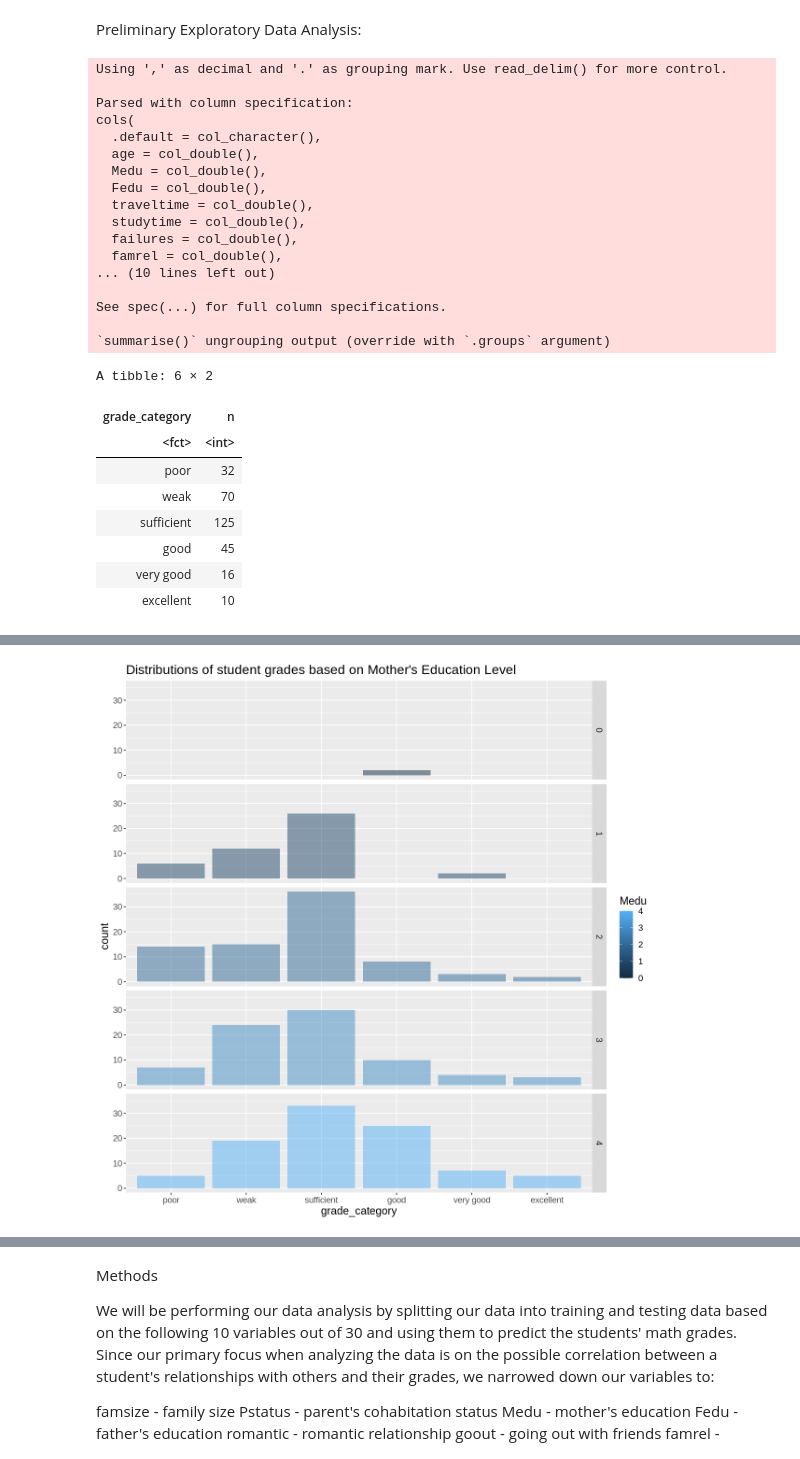
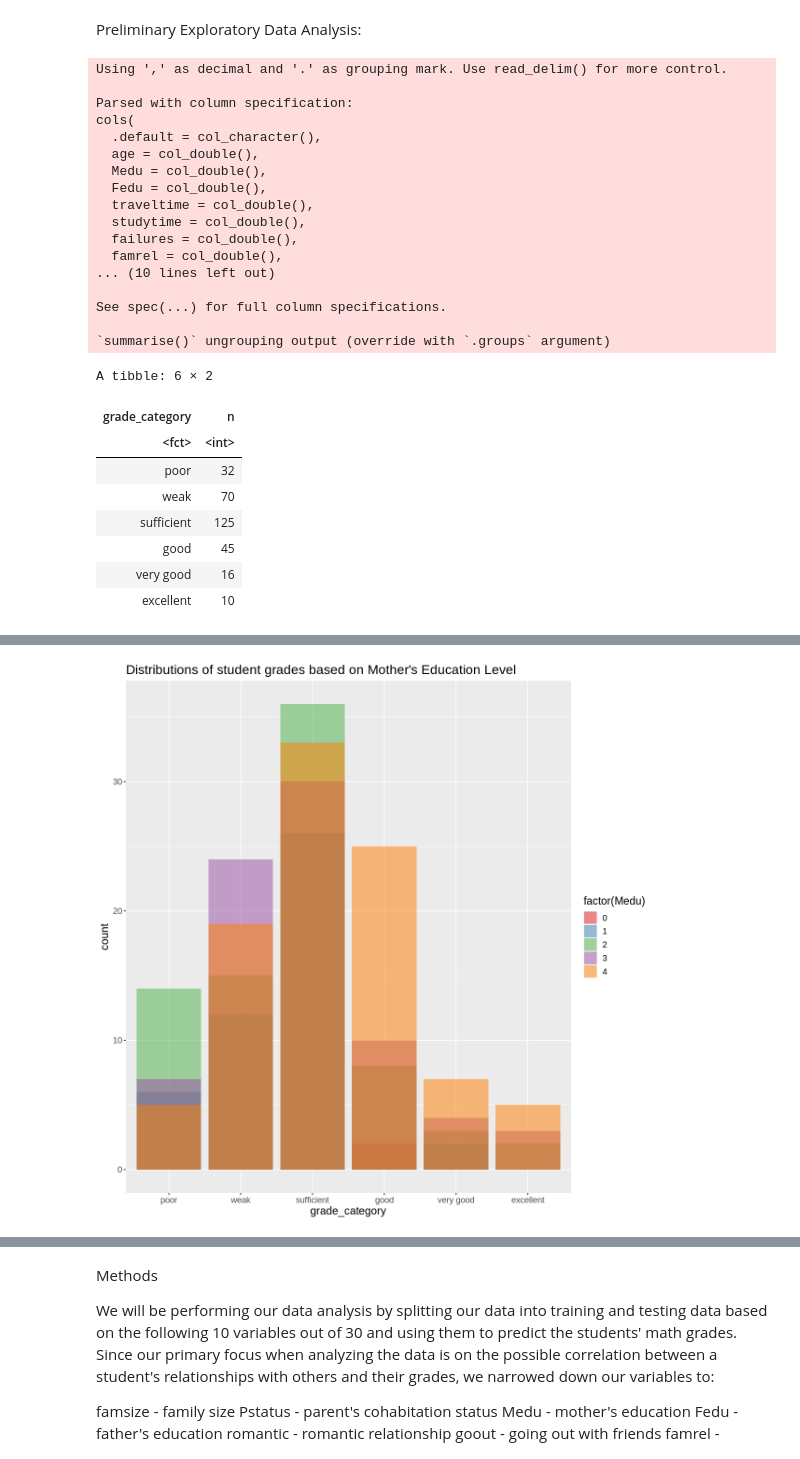
Before and after one commit to nishant-sr/StudentGrades_Project, a Jupyter notebook: proposal.ipynb, the cells around one changed output, grey strips where cells are left out. Saved outputs shown, nothing was run; the diff lists cells and outputs as text; code cells hidden in the pictures.

```diff
--- a/proposal.ipynb
+++ b/proposal.ipynb
@@ -69,21 +52,95 @@ grades_summary
 # grade distributions based on father's education level (0 = none, 1 = up to 4th grade, 2 = 5-9th grade, 3 = secondary education, 4 = higher
 # education)
 edu_plot_father <- grades_train %>%
-    ggplot(aes(x = grade_category, fill = Fedu)) +
+    ggplot(aes(x = grade_category, fill = factor(Fedu))) +
     geom_bar(position = "identity", alpha = 0.5) +
-    facet_grid(Fedu ~.) +
     theme(text = element_text(size = 14)) +
-    ggtitle("Distributions of student grades based on Father's Education Level")
+    ggtitle("Distributions of student grades based on Father's Education Level") +
+    scale_fill_brewer(palette = 'Set1')
 
 # grade distributions based on mother's education level
 edu_plot_mother <- grades_train %>%
-    ggplot(aes(x = grade_category, fill = Medu)) +
+    ggplot(aes(x = grade_category, fill = factor(Medu))) +
     geom_bar(position = "identity", alpha = 0.5) +
-    facet_grid(Medu ~.) +
     theme(text = element_text(size = 14)) +
-    ggtitle("Distributions of student grades based on Mother's Education Level")
+    ggtitle("Distributions of student grades based on Mother's Education Level") +
+    scale_fill_brewer(palette = 'Set1')
+
+# grade distributions based on family size (binary: 'LE3' - less or equal to 3 or 'GT3' - greater than 3)
+famsize_plot <- grades_train %>%
+    ggplot(aes(x = grade_category, fill = factor(famsize))) +
+    geom_bar(position = "identity", alpha = 0.5) +
+    theme(text = element_text(size = 14)) +
+    ggtitle("Distributions of student grades based on Family Size") +
+    scale_fill_brewer(palette = 'Set1')
+
+# grade distributions based on parent's cohabitation status (binary: 'T' - living together or 'A' - apart)
+pstatus_plot <- grades_train %>%
+    ggplot(aes(x = grade_category, fill = factor(Pstatus))) +
+    geom_bar(position = "identity", alpha = 0.5) +
+    theme(text = element_text(size = 14)) +
+    ggtitle("Distributions of student grades Based on Parental Cohabitation Status") +
+    scale_fill_brewer(palette = 'Set1')
+
+# grade distributions based on frequency of going outwith friends (numeric: from 1 - very low to 5 - very high)
+goout_plot <- grades_train %>%
+    ggplot(aes(x = grade_category, fill = factor(goout))) +
+    geom_bar(position = "identity", alpha = 0.5) +
+    theme(text = element_text(size = 14)) +
+    ggtitle("Distributions of student grades Based on Going out Frequency") +
+    scale_fill_brewer(palette = 'Set1')
+
+# grade distributions based on presence/absence of a romantic relationship (binary: yes or no)
+romantic_plot <- grades_train %>%
+    ggplot(aes(x = grade_category, fill = factor(romantic))) +
+    geom_bar(position = "identity", alpha = 0.5) +
+    theme(text = element_text(size = 14)) +
+    ggtitle("Distributions of student grades Based on Romantic Relationship Status") +
+    scale_fill_brewer(palette = 'Set1')
+
+# grade distributions based on free time after school (numeric: from 1 - very low to 5 - very high)
+freetime_plot <- grades_train %>%
+    ggplot(aes(x = grade_category, fill = factor(freetime))) +
+    geom_bar(position = "identity", alpha = 0.5) +
+    theme(text = element_text(size = 14)) +
+    ggtitle("Distributions of student grades Based on Amount of Free Time") +
+    scale_fill_brewer(palette = 'Set1')
+
+# grade distributions based on extra paid classes within the course subject (binary: yes or no)
+paid_plot <- grades_train %>%
+    ggplot(aes(x = grade_category, fill = factor(paid))) +
+    geom_bar(position = "identity", alpha = 0.5) +
+    theme(text = element_text(size = 14)) +
+    ggtitle("Distributions of student grades Based on Presence/Absence of Paid Tutoring") +
+    scale_fill_brewer(palette = 'Set1')
+
+
+# grade distributions based on family educational support (binary: yes or no)
+famsup_plot <- grades_train %>%
+    ggplot(aes(x = grade_category, fill = factor(famsup))) +
+    geom_bar(position = "identity", alpha = 0.5) +
+    theme(text = element_text(size = 14)) +
+    ggtitle("Distributions of student grades Based on Family Educational Support") +
+    scale_fill_brewer(palette = 'Set1')
+
+# grade distributions based on quality of family relationships (numeric: from 1 - very bad to 5 - excellent)
+famrel_plot <- grades_train %>%
+    ggplot(aes(x = grade_category, fill = factor(famrel))) +
+    geom_bar(position = "identity", alpha = 0.5) +
+    theme(text = element_text(size = 14)) +
+    ggtitle("Distributions of student grades Based on Quality of Family Relationships") +
+    scale_fill_brewer(palette = 'Set1')
+
 edu_plot_father
 edu_plot_mother
+famsize_plot
+pstatus_plot
+goout_plot
+romantic_plot
+freetime_plot
+paid_plot
+famsup_plot
+famrel_plot
 # %% [output]
 Using ',' as decimal and '.' as grouping mark. Use read_delim() for more control.
 
@@ -115 +172 @@ A tibble: 6 × 2
-[figure, old version]
+[figure, new version]
```
Also changed, not shown: parts of 2 cells of this notebook.
